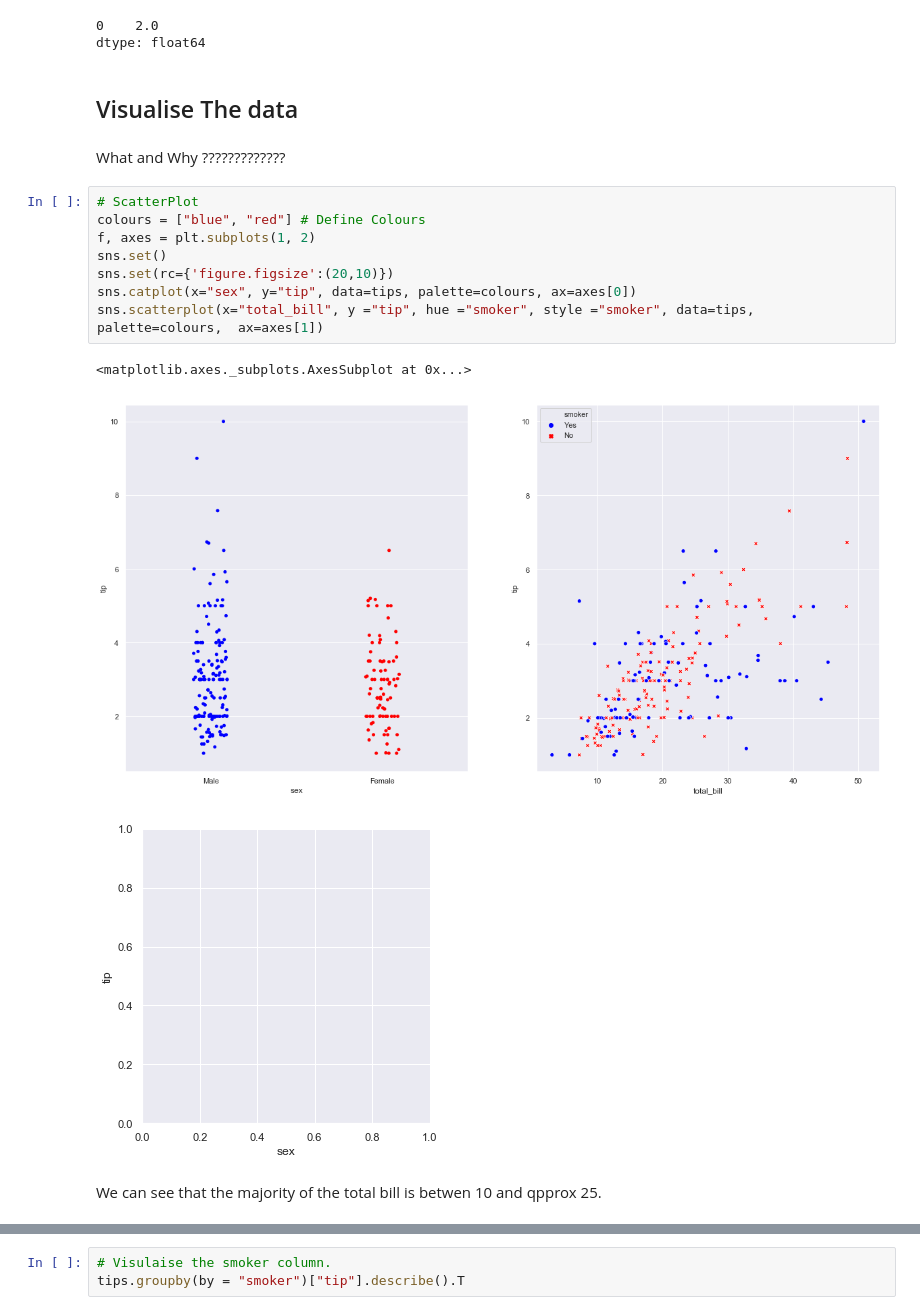
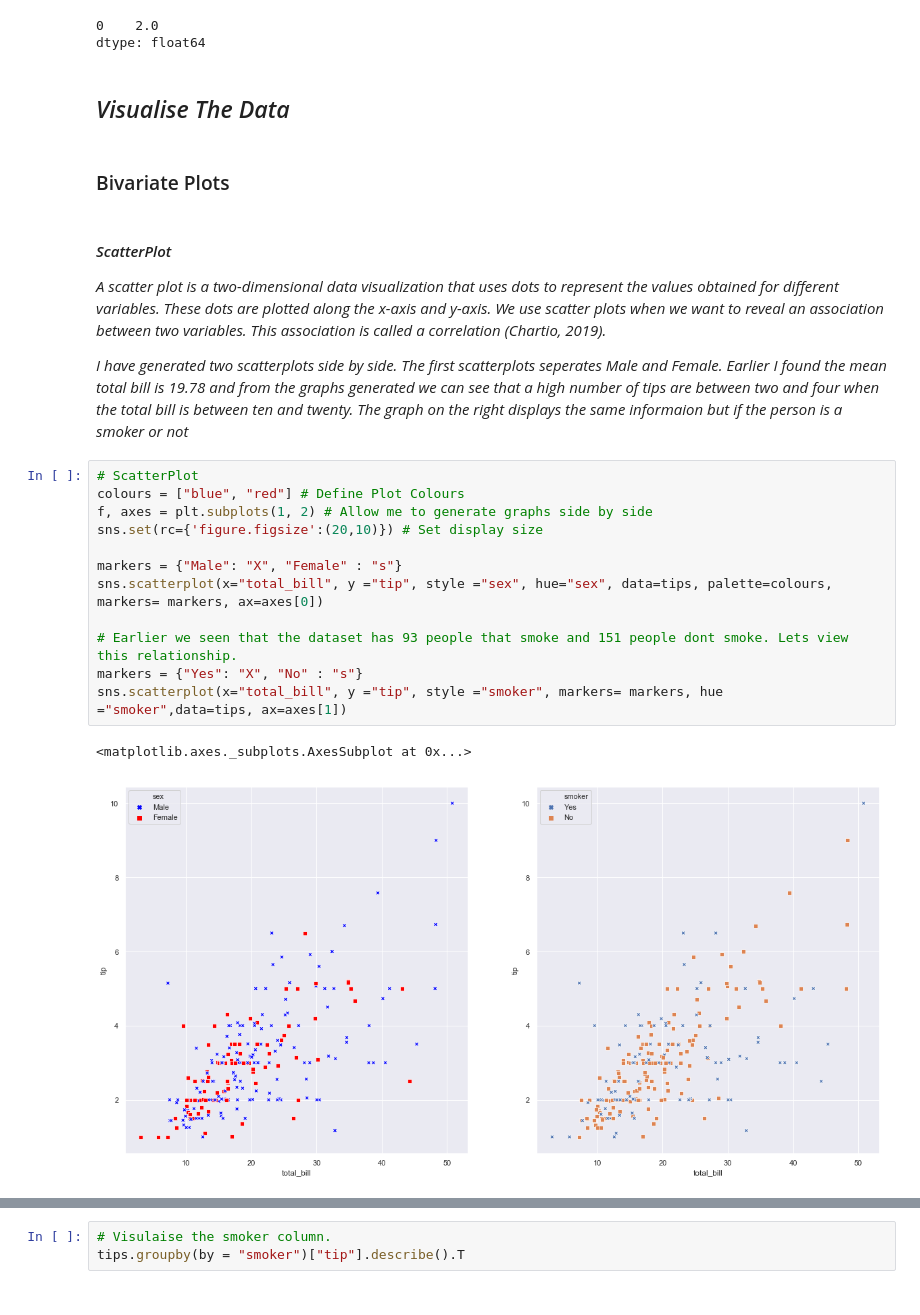
Before and after one commit to richardfeeney7/Fundamentals-Project, a Jupyter notebook: Fundamentals-Project 2019.ipynb, the cells around one changed output, grey strips where cells are left out. Cells and saved outputs as stored; diff of their text form.

```diff
--- a/Fundamentals-Project 2019.ipynb
+++ b/Fundamentals-Project 2019.ipynb
@@ -101,20 +136,27 @@ tips["tip"].mode()
 0    2.0
 dtype: float64
 # %% [markdown]
-## Visualise The data
+## _Visualise The Data_
-# %% [markdown]
-What and Why ?????????????
+# %% [markdown]
+### Bivariate Plots
+# %% [markdown]
+#### _ScatterPlot_
+
+_A scatter plot is a two-dimensional data visualization that uses dots to represent the values obtained for different variables. These dots are plotted along the x-axis and y-axis. We use scatter plots when we want to reveal an association between two variables. This association is called a correlation (Chartio, 2019)._
+
+_I have generated two scatterplots side by side. The first scatterplots seperates Male and Female. Earlier I found the mean total bill is 19.78 and from the graphs generated we can see that a high number of tips are between two and four when the total bill is between ten and twenty. The graph on the right displays the same informaion but if the person is a smoker or not_
 # %%
 # ScatterPlot
-colours = ["blue", "red"] # Define Colours
-f, axes = plt.subplots(1, 2)
-sns.set()
-sns.set(rc={'figure.figsize':(20,10)})
-sns.catplot(x="sex", y="tip", data=tips, palette=colours, ax=axes[0])
-sns.scatterplot(x="total_bill", y ="tip", hue ="smoker", style ="smoker", data=tips, palette=colours,  ax=axes[1])
+colours = ["blue", "red"] # Define Plot Colours
+f, axes = plt.subplots(1, 2) # Allow me to generate graphs side by side
+sns.set(rc={'figure.figsize':(20,10)}) # Set display size
+
+markers = {"Male": "X", "Female" : "s"}
+sns.scatterplot(x="total_bill", y ="tip", style ="sex", hue="sex", data=tips, palette=colours, markers= markers, ax=axes[0])
+
+# Earlier we seen that the dataset has 93 people that smoke and 151 people dont smoke. Lets view this relationship.
+markers = {"Yes": "X", "No" : "s"}
+sns.scatterplot(x="total_bill", y ="tip", style ="smoker", markers= markers, hue ="smoker",data=tips, ax=axes[1])
 # %% [output]
 <matplotlib.axes._subplots.AxesSubplot at 0x...>
-[figure, old version]
+[figure, new version]
-[figure, removed]
-# %% [markdown]
-We can see that the majority of the total bill is betwen 10 and qpprox 25.
```
Also changed, not shown: parts of 37 cells of this notebook, 1 other file.
